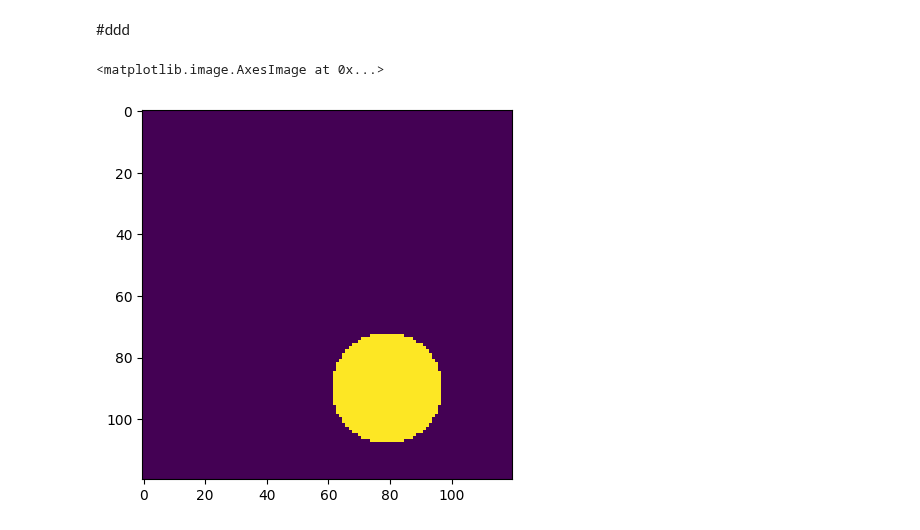
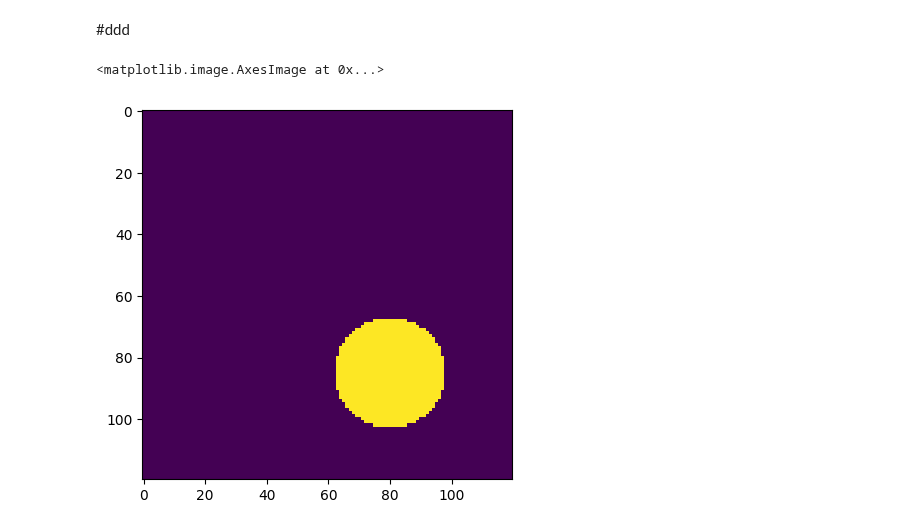
Before and after one commit to mralamdari/YOLO, a Jupyter notebook: Yolo_v8.ipynb, the cells around one changed output. Cells and saved outputs as stored; diff of their text form; code cells hidden in the pictures.

```diff
--- a/Yolo_v8.ipynb
+++ b/Yolo_v8.ipynb
@@ -423,9 +423,10 @@ def create_images(data_root_path, train_num, val_num, test_num, img_size=640, mi
 
 create_images('datasets', train_num=120, val_num=40, test_num=40, img_size=120, min_radius=10)
 # %%
-path = '/content/datasets/train/images/img_0.png'
+path = '/content/datasets/train/images/img_100.png'
+
 import matplotlib.pyplot as plt
 plt.imshow(plt.imread(path))
 # %% [output]
 <matplotlib.image.AxesImage at 0x...>
-[figure, old version]
+[figure, new version]
```
Also changed, not shown: parts of 6 cells of this notebook.
